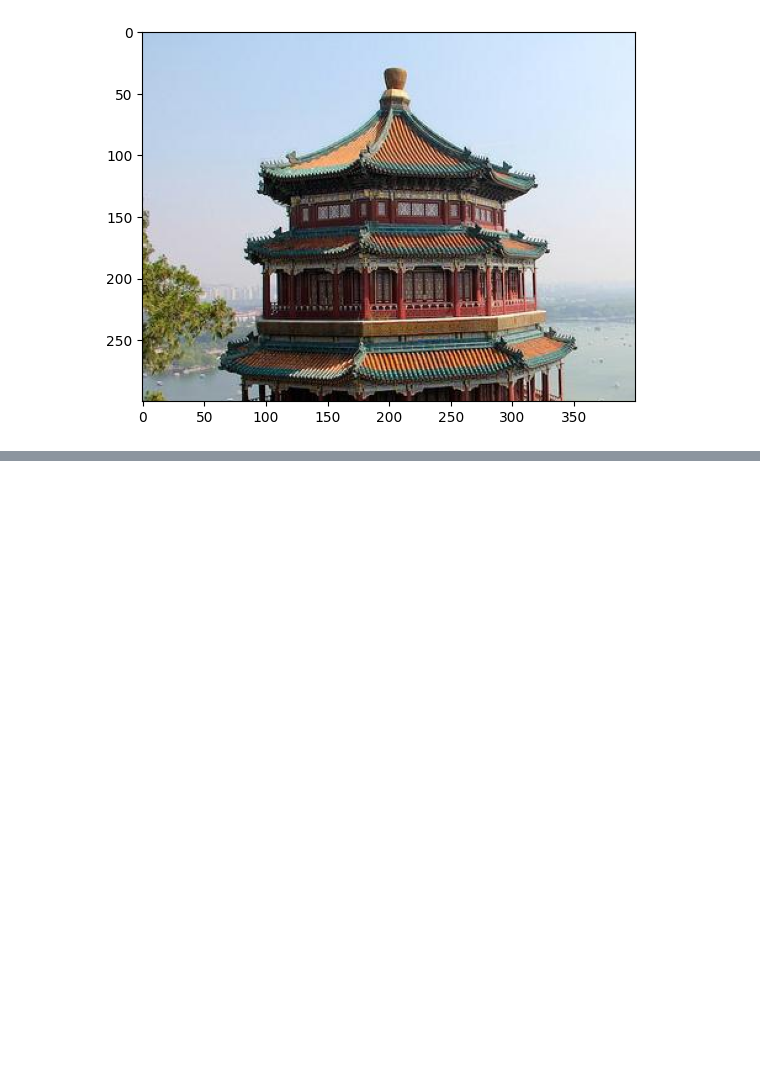
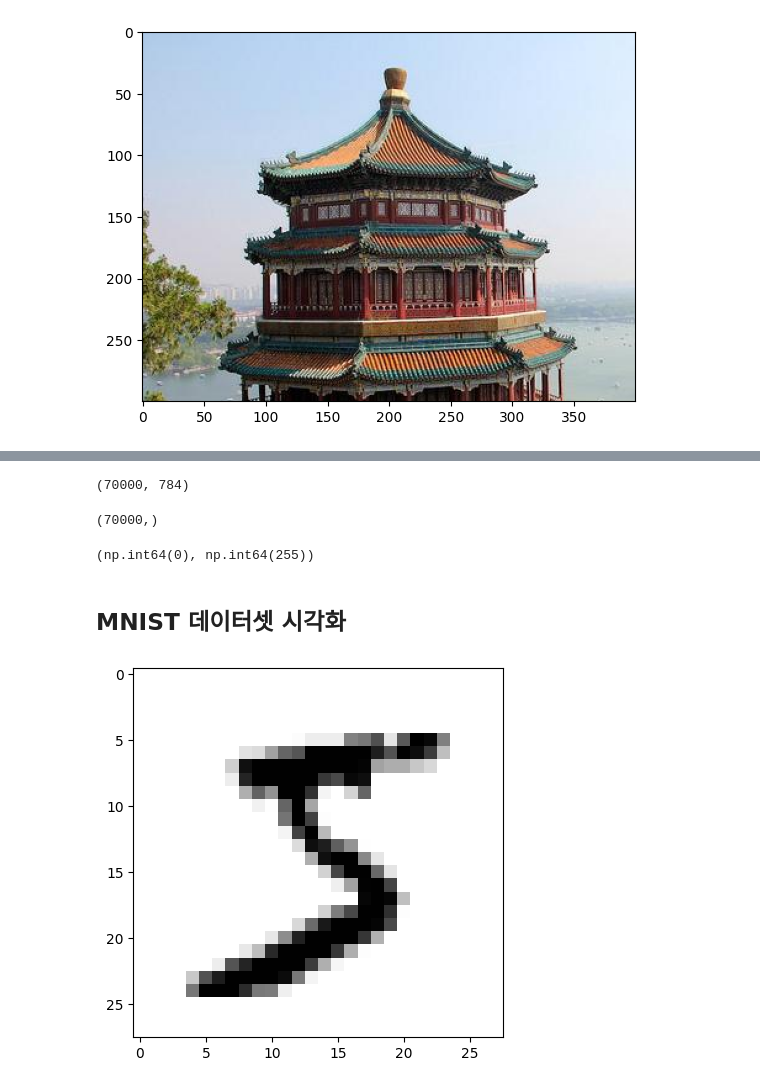
Before and after one commit to YounJJ/202511_BD53, a Jupyter notebook: lab_ml/ml13_mnist.ipynb, the cells around one changed output, grey strips where cells are left out. Drawn from its saved outputs; the diff is of its cells as text; code cells hidden in the pictures; blank space fills up the shorter version.

Commit message:
image analysis by matplotlib, and prediction by ML(KNN, Logistic, SGD ...)

```diff
--- a/lab_ml/ml13_mnist.ipynb
+++ b/lab_ml/ml13_mnist.ipynb
@@ -95,0 +100,2 @@ plt.show()
+# %%
+mnist = datasets.fetch_openml('mnist_784')
@@ -95,0 +110,3 @@ plt.show()
+# %%
+x = mnist.data.values.copy()  # 특성 배열
+y = mnist.target.values.copy()  # 타겟 배열
@@ -95,0 +121,24 @@ plt.show()
+# %%
+x.shape  #> (70_000, 784)  => (n_samples, n_pixels), 28x28=784
+# %% [output]
+(70000, 784)
+# %%
+y.shape  #> (70_000,) => (n_samples,): 70,000개 이미지의 클래스(레이블)
+# %% [output]
+(70000,)
+# %%
+x[0].min(), x[0].max()  #> 0(black) ~ 255(white) 스케일로 값들이 저장.
+# %% [output]
+(np.int64(0), np.int64(255))
+# %% [markdown]
+## MNIST 데이터셋 시각화
+# %%
+image_0 = x[0].reshape((28, 28))  #> (784,) 1d array -> (28, 28) 2d array
+# %%
+plt.imshow(image_0, cmap=plt.cm.binary)
+# cmap=plt.cm.gray: 0(black) ~ 255(white)
+# cmap=plt.cm.binary: gray 스케일을 반전. 0(white) ~ 255(black)
+plt.axis('off')  # x, y축을 제거
+plt.show()
+# %% [output]
+[figure, added]
```
Also changed, not shown: parts of 77 cells of this notebook.
